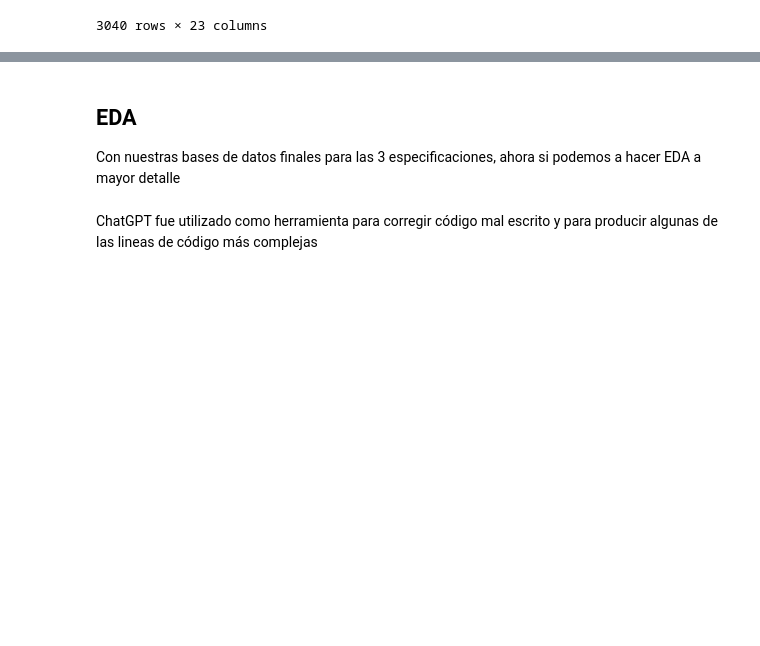
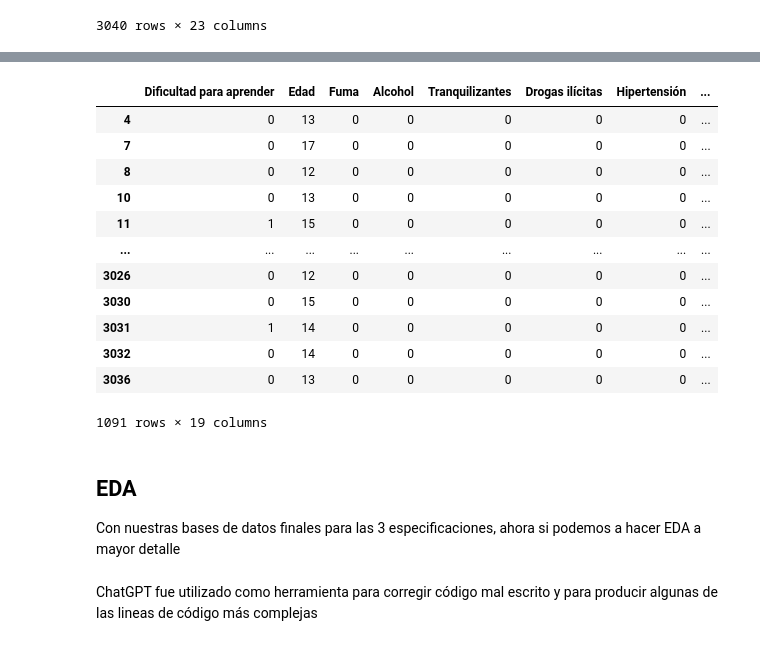
Before and after one commit to omar-tueme/ciencia-de-datos-avanzada-mek-enero-2026, a Jupyter notebook: 01_EDA.ipynb, the cells around one changed output, grey strips where cells are left out. Saved outputs shown, nothing was run; the diff lists cells and outputs as text; code cells hidden in the pictures; blank space fills up the shorter version.

```diff
--- a/01_EDA.ipynb
+++ b/01_EDA.ipynb
@@ -3150,3 +3211,21 @@ df_final_12mas_mujer
+# %%
+df_final_12mas_mujer = df_final_12mas_mujer.drop(columns=['Es mujer', 'Opiáceos', 'Anfetaminas', 'Diabetes'])
+
+df_final_12mas_mujer
+# %% [output]
+|  | Dificultad para aprender | Edad | Fuma | Alcohol | Tranquilizantes | Drogas ilícitas | Hipertensión | ... |
+| 4 | 0 | 13 | 0 | 0 | 0 | 0 | 0 | ... |
+| 7 | 0 | 17 | 0 | 0 | 0 | 0 | 0 | ... |
+| 8 | 0 | 12 | 0 | 0 | 0 | 0 | 0 | ... |
+| 10 | 0 | 13 | 0 | 0 | 0 | 0 | 0 | ... |
+| 11 | 1 | 15 | 0 | 0 | 0 | 0 | 0 | ... |
+| ... | ... | ... | ... | ... | ... | ... | ... | ... |
+| 3026 | 0 | 12 | 0 | 0 | 0 | 0 | 0 | ... |
+| 3030 | 0 | 15 | 0 | 0 | 0 | 0 | 0 | ... |
+| 3031 | 1 | 14 | 0 | 0 | 0 | 0 | 0 | ... |
+| 3032 | 0 | 14 | 0 | 0 | 0 | 0 | 0 | ... |
+| 3036 | 0 | 13 | 0 | 0 | 0 | 0 | 0 | ... |
+1091 rows × 19 columns
 # %% [markdown]
 ## EDA
 
```
Also changed, not shown: parts of 13 cells of this notebook.
